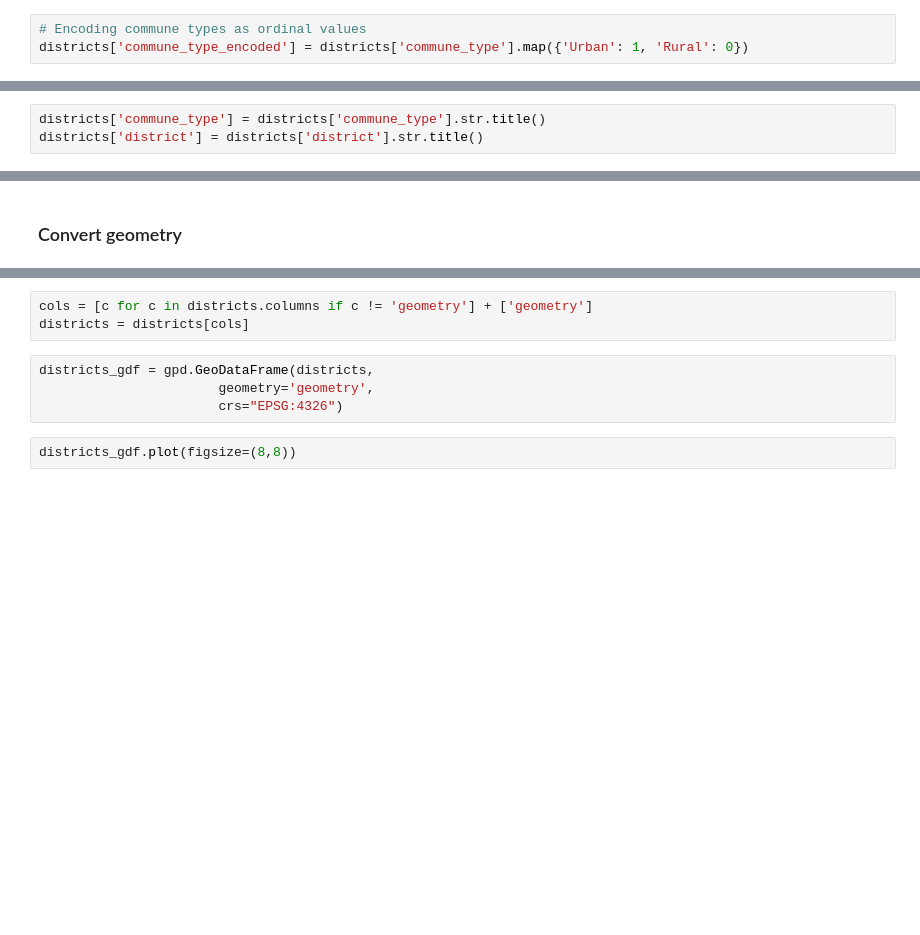
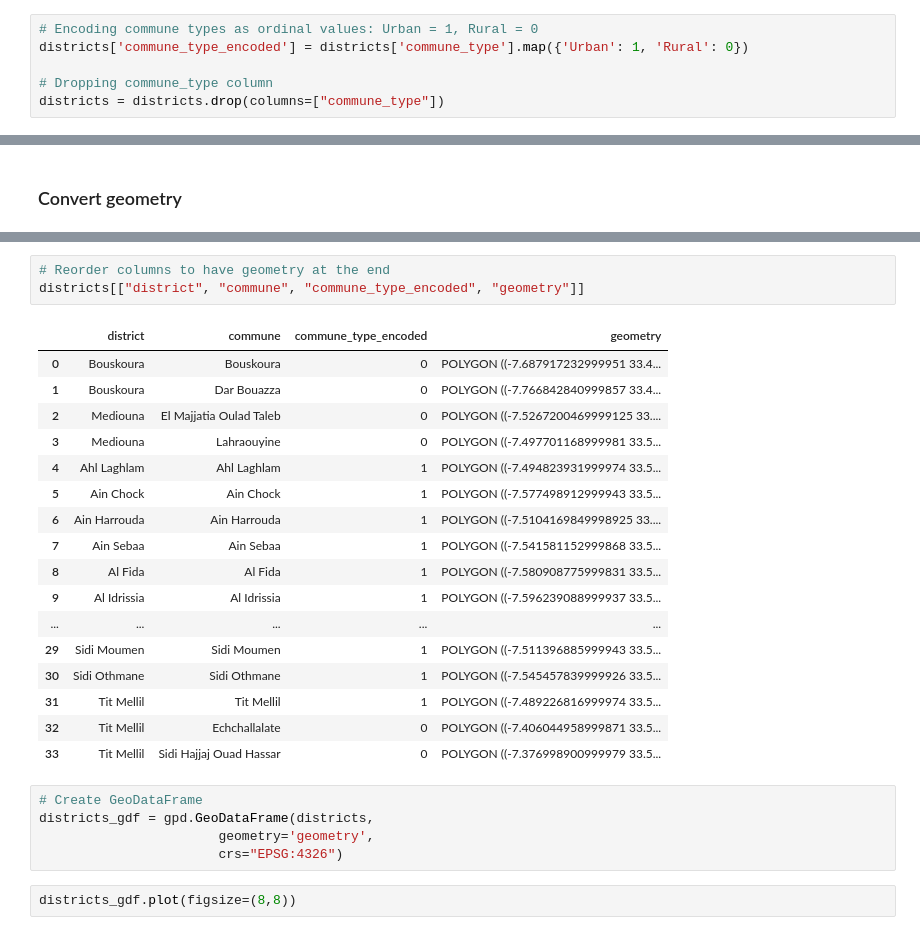
Before and after one commit to afkk25/capstone_repo, a Jupyter notebook: notebooks/02_data_preprocessing.ipynb, the cells around one changed output, grey strips where cells are left out. Cells and saved outputs as stored; diff of their text form; blank space fills up the shorter version.

```diff
--- a/notebooks/02_data_preprocessing.ipynb
+++ b/notebooks/02_data_preprocessing.ipynb
@@ -571,7 +727,10 @@ Urban    28
 Rural     6
 Name: count, dtype: int64
 # %%
-# Encoding commune types as ordinal values
+# Encoding commune types as ordinal values: Urban = 1, Rural = 0
 districts['commune_type_encoded'] = districts['commune_type'].map({'Urban': 1, 'Rural': 0})
+
+# Dropping commune_type column
+districts = districts.drop(columns=["commune_type"])
 # %% [markdown]
 ### Cleaning the NAME 3 Columns from NA
@@ -580,6 +742,3 @@ districts['district'] = districts['district'].str.replace(r'^.*\((.*?)\).*$', r'
-# %%
-districts['commune_type'] = districts['commune_type'].str.title()
-districts['district'] = districts['district'].str.title()
 # %% [markdown]
 ### Duplicates
 # %%
@@ -627,7 +770,26 @@ districts['geometry'] = districts['geometry'].apply(wkt.loads)
 # %%
-cols = [c for c in districts.columns if c != 'geometry'] + ['geometry']
-districts = districts[cols]
+# Reorder columns to have geometry at the end
+districts[["district", "commune", "commune_type_encoded", "geometry"]]
+# %% [output]
+|  | district | commune | commune_type_encoded | geometry |
+| 0 | Bouskoura | Bouskoura | 0 | POLYGON ((-7.687917232999951 33.4... |
+| 1 | Bouskoura | Dar Bouazza | 0 | POLYGON ((-7.766842840999857 33.4... |
+| 2 | Mediouna | El Majjatia Oulad Taleb | 0 | POLYGON ((-7.5267200469999125 33.... |
+| 3 | Mediouna | Lahraouyine | 0 | POLYGON ((-7.497701168999981 33.5... |
+| 4 | Ahl Laghlam | Ahl Laghlam | 1 | POLYGON ((-7.494823931999974 33.5... |
+| 5 | Ain Chock | Ain Chock | 1 | POLYGON ((-7.577498912999943 33.5... |
+| 6 | Ain Harrouda | Ain Harrouda | 1 | POLYGON ((-7.5104169849998925 33.... |
+| 7 | Ain Sebaa | Ain Sebaa | 1 | POLYGON ((-7.541581152999868 33.5... |
+| 8 | Al Fida | Al Fida | 1 | POLYGON ((-7.580908775999831 33.5... |
+| 9 | Al Idrissia | Al Idrissia | 1 | POLYGON ((-7.596239088999937 33.5... |
+| ... | ... | ... | ... | ... |
+| 29 | Sidi Moumen | Sidi Moumen | 1 | POLYGON ((-7.511396885999943 33.5... |
+| 30 | Sidi Othmane | Sidi Othmane | 1 | POLYGON ((-7.545457839999926 33.5... |
+| 31 | Tit Mellil | Tit Mellil | 1 | POLYGON ((-7.489226816999974 33.5... |
+| 32 | Tit Mellil | Echchallalate | 0 | POLYGON ((-7.406044958999871 33.5... |
+| 33 | Tit Mellil | Sidi Hajjaj Ouad Hassar | 0 | POLYGON ((-7.376998900999979 33.5... |
 # %%
+# Create GeoDataFrame
 districts_gdf = gpd.GeoDataFrame(districts,
                        geometry='geometry',
                        crs="EPSG:4326")
```
Also changed, not shown: parts of 109 cells of this notebook, 9 other files.
